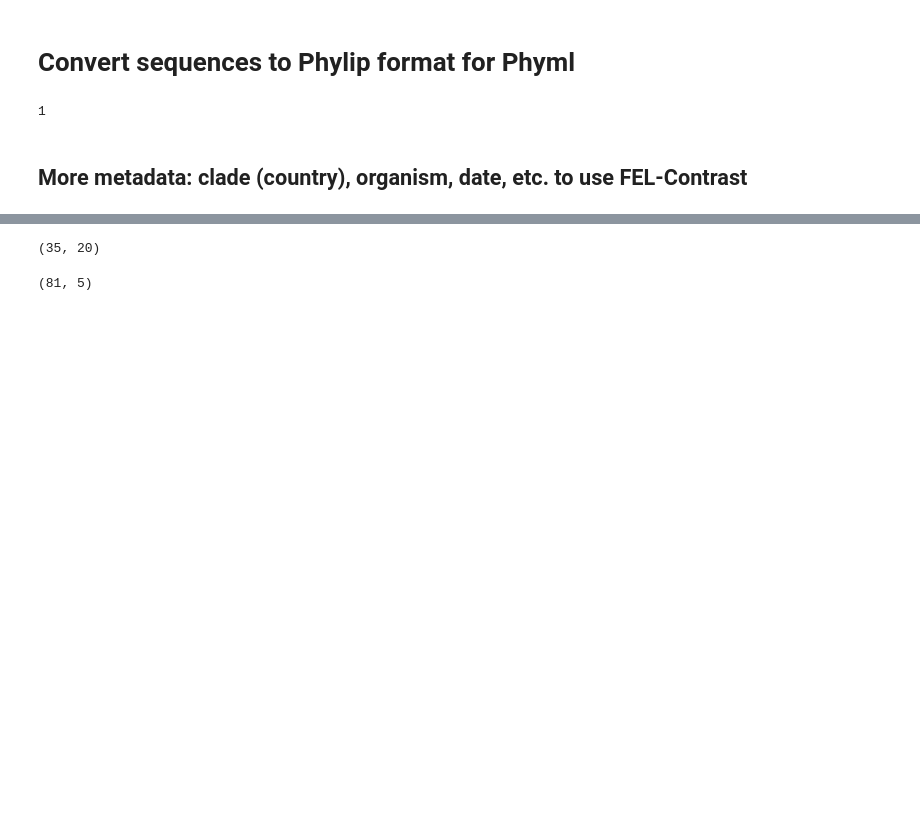
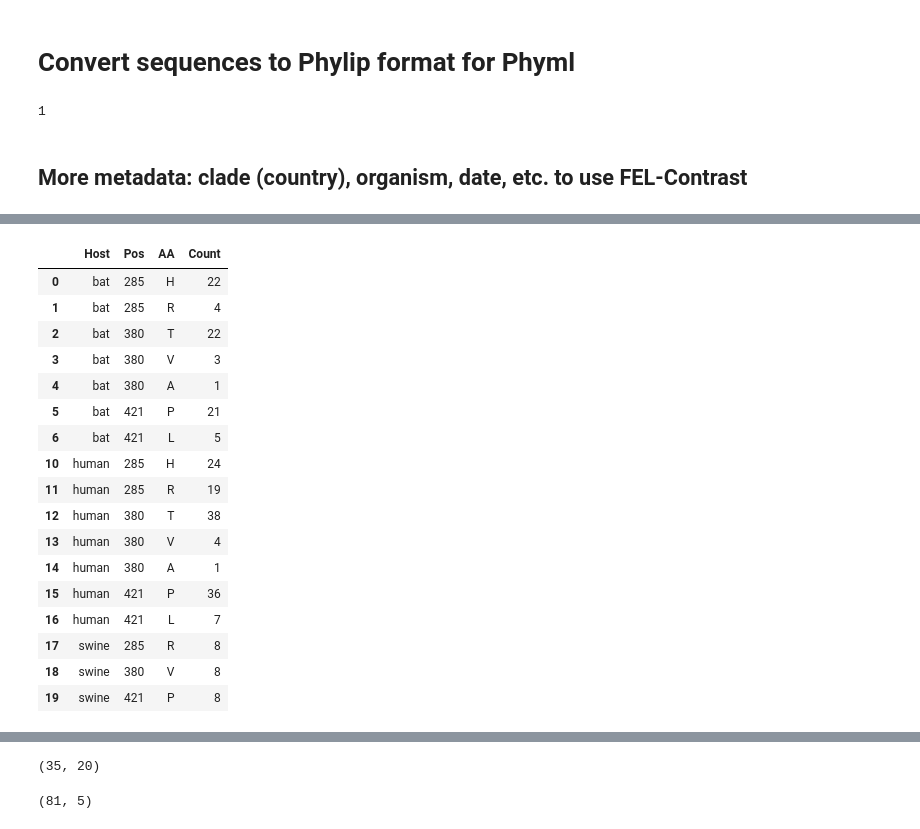
Before and after one commit to sanju99/niv_evo, a Jupyter notebook: evo_selection.ipynb, the cells around one changed output, grey strips where cells are left out. Cells and saved outputs as stored; diff of their text form; code cells hidden in the pictures; blank space fills up the shorter version.

```diff
--- a/evo_selection.ipynb
+++ b/evo_selection.ipynb
@@ -207,0 +243,23 @@ P_summary.shape
+# %%
+P_aa_summary = pd.DataFrame(P_summary.groupby(["Host", "Pos"])["AA"].value_counts()).rename(columns={"AA": "Count"}).reset_index()
+P_aa_summary = P_aa_summary.query("(Host != 'dog')")
+P_aa_summary
+# %% [output]
+|  | Host | Pos | AA | Count |
+| 0 | bat | 285 | H | 22 |
+| 1 | bat | 285 | R | 4 |
+| 2 | bat | 380 | T | 22 |
+| 3 | bat | 380 | V | 3 |
+| 4 | bat | 380 | A | 1 |
+| 5 | bat | 421 | P | 21 |
+| 6 | bat | 421 | L | 5 |
+| 10 | human | 285 | H | 24 |
+| 11 | human | 285 | R | 19 |
+| 12 | human | 380 | T | 38 |
+| 13 | human | 380 | V | 4 |
+| 14 | human | 380 | A | 1 |
+| 15 | human | 421 | P | 36 |
+| 16 | human | 421 | L | 7 |
+| 17 | swine | 285 | R | 8 |
+| 18 | swine | 380 | V | 8 |
+| 19 | swine | 421 | P | 8 |
```
Also changed, not shown: parts of 11 cells of this notebook, 2 other files.
